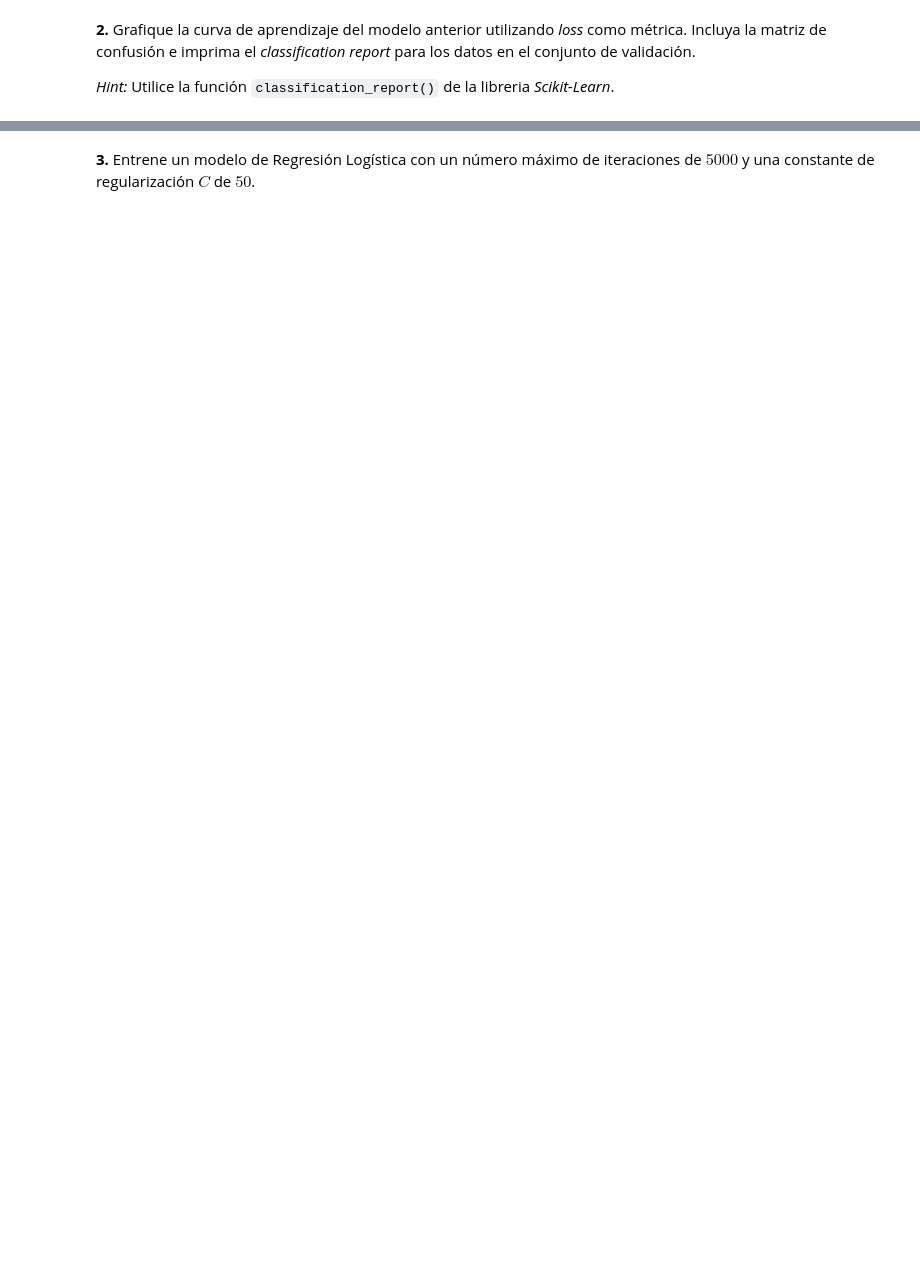
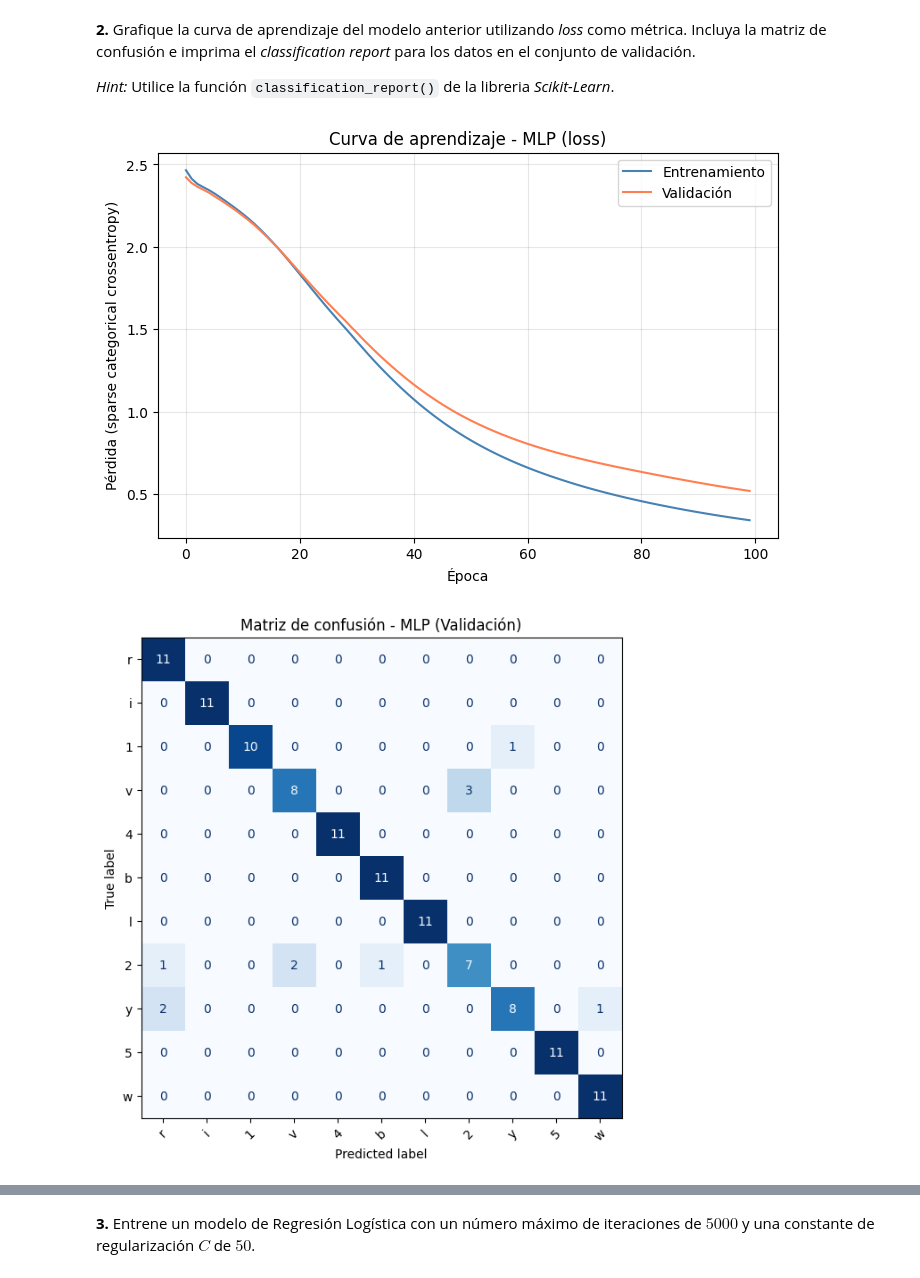
Before and after one commit to GargolasML/LabsML, a Jupyter notebook: Lab14/Laboratorio_14_20261 - Copy.ipynb, the cells around one changed output, grey strips where cells are left out. Drawn from its saved outputs; the diff is of its cells as text; code cells hidden in the pictures; blank space fills up the shorter version.

```diff
--- a/Lab14/Laboratorio_14_20261 - Copy.ipynb
+++ b/Lab14/Laboratorio_14_20261 - Copy.ipynb
@@ -234,3 +273,40 @@ Observe que en este caso, el modelo impone una separación lineal en el espacio
 **2.** Grafique la curva de aprendizaje del modelo anterior utilizando *loss* como métrica. Incluya la matriz de confusión e imprima el *classification report* para los datos en el conjunto de validación.
 
 *Hint:* Utilice la función `classification_report()` de la libreria *Scikit-Learn*.
+# %%
+from sklearn.metrics import classification_report, confusion_matrix, ConfusionMatrixDisplay
+
+# --- Curva de aprendizaje (loss) ---
+# Graficamos la evolución del loss en train y validación a lo largo de las 100 épocas
+fig, ax = plt.subplots(figsize=(8,5))
+ax.plot(history_mlp.history['loss'], label='Entrenamiento', color='steelblue')
+ax.plot(history_mlp.history['val_loss'], label='Validación', color='coral')
+ax.set_title('Curva de aprendizaje - MLP (loss)')
+ax.set_xlabel('Época')
+ax.set_ylabel('Pérdida (sparse categorical crossentropy)')
+ax.legend()
+ax.grid(alpha=0.3)
+plt.show()
+
+# --- Predicciones sobre el conjunto de validación ---
+# El modelo retorna una distribución de probabilidades; tomamos la clase con mayor probabilidad
+y_val_probs_mlp = mlp_model.predict(X_val, verbose=0)
+y_val_pred_mlp = np.argmax(y_val_probs_mlp, axis=1)
+
+# Etiquetas legibles en el orden inducido por CLASS_LABEL_DICT (consistente con y_features)
+class_names = [CLASS_LABEL_DICT[i] for i in range(N_CLASSES)]
+
+# --- Matriz de confusión ---
+cm_mlp = confusion_matrix(y_val, y_val_pred_mlp)
+disp = ConfusionMatrixDisplay(confusion_matrix=cm_mlp, display_labels=class_names)
+fig, ax = plt.subplots(figsize=(8,7))
+disp.plot(ax=ax, cmap='Blues', xticks_rotation=45, colorbar=False)
+ax.set_title('Matriz de confusión - MLP (Validación)')
+plt.show()
+
+# --- Classification report ---
+print("Classification Report - MLP (Validación):")
+print(classification_report(y_val, y_val_pred_mlp, target_names=class_names))
+# %% [output]
+[figure, added]
+[figure, added]
```
Also changed, not shown: parts of 9 cells of this notebook.
